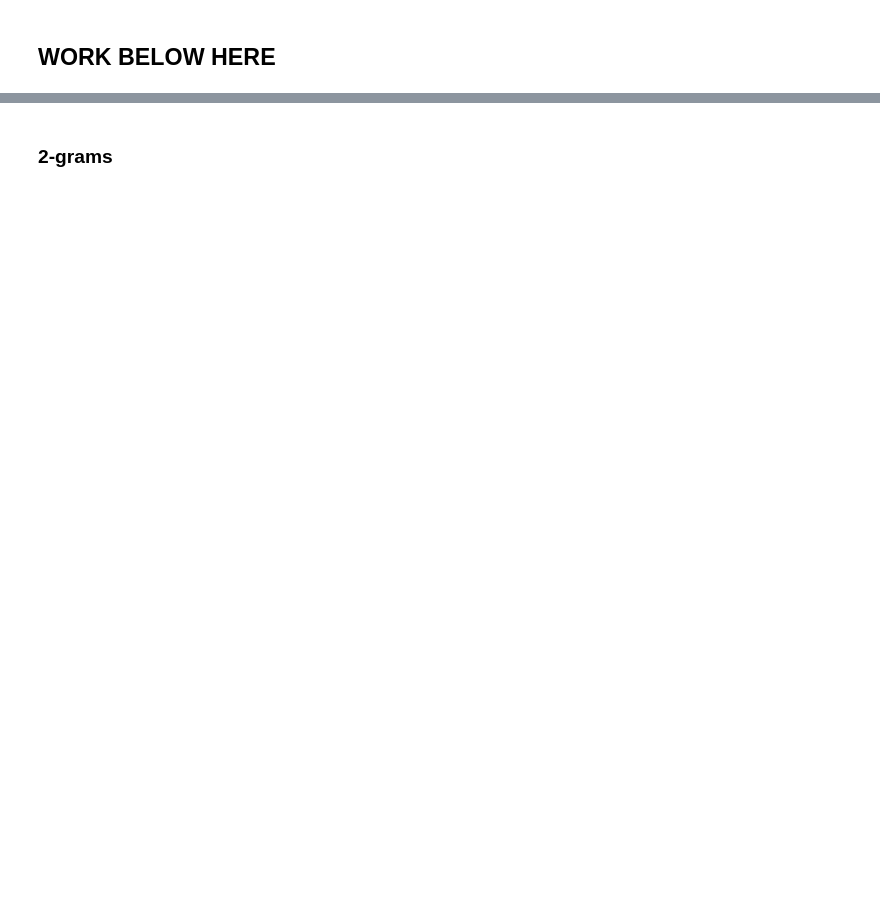
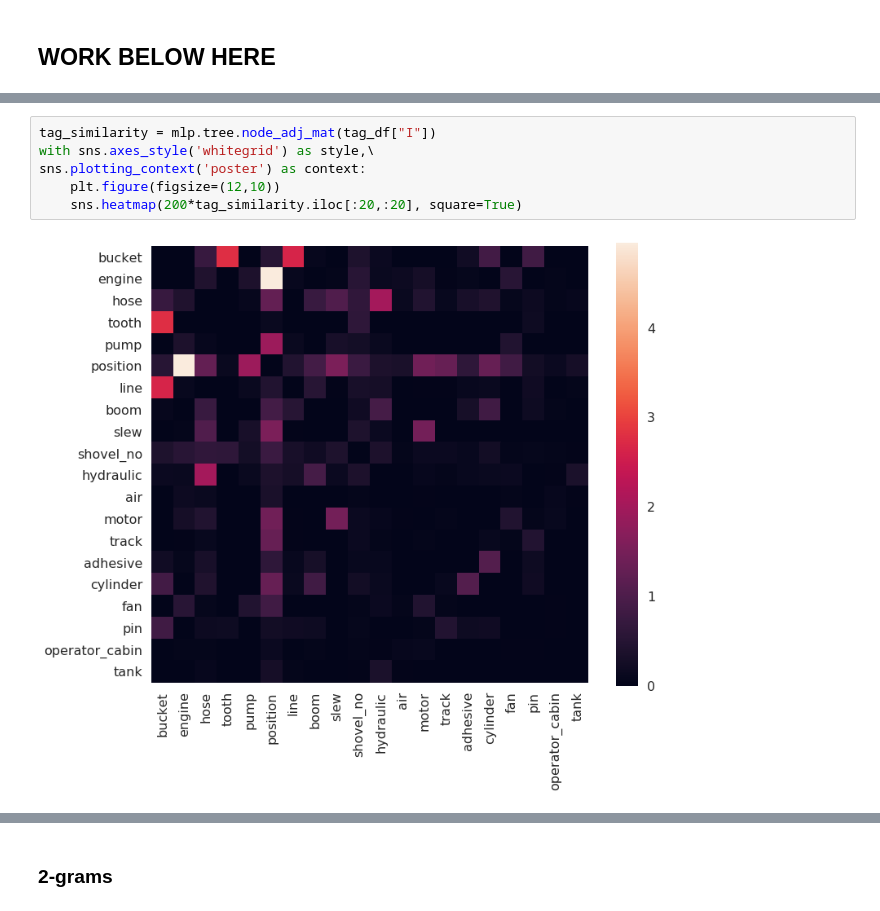
Before and after one commit to usnistgov/nestor, a Jupyter notebook: docs/case_studies/mine_case_study.ipynb, the cells around one changed output, grey strips where cells are left out. Cells and saved outputs as stored; diff of their text form; blank space fills up the shorter version.

```diff
--- a/docs/case_studies/mine_case_study.ipynb
+++ b/docs/case_studies/mine_case_study.ipynb
@@ -169,0 +171,8 @@ ValueError: day is out of range for month
+# %%
+tag_similarity = mlp.tree.node_adj_mat(tag_df["I"])
+with sns.axes_style('whitegrid') as style,\
+sns.plotting_context('poster') as context:
+    plt.figure(figsize=(12,10))
+    sns.heatmap(200*tag_similarity.iloc[:20,:20], square=True)
+# %% [output]
+[figure, added]
```
Also changed, not shown: parts of 24 cells of this notebook, 5 other files.
